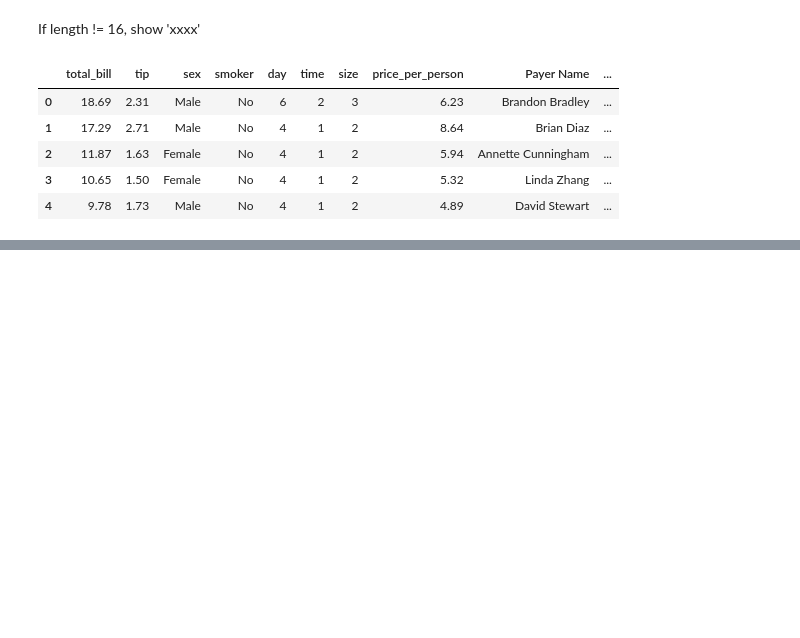
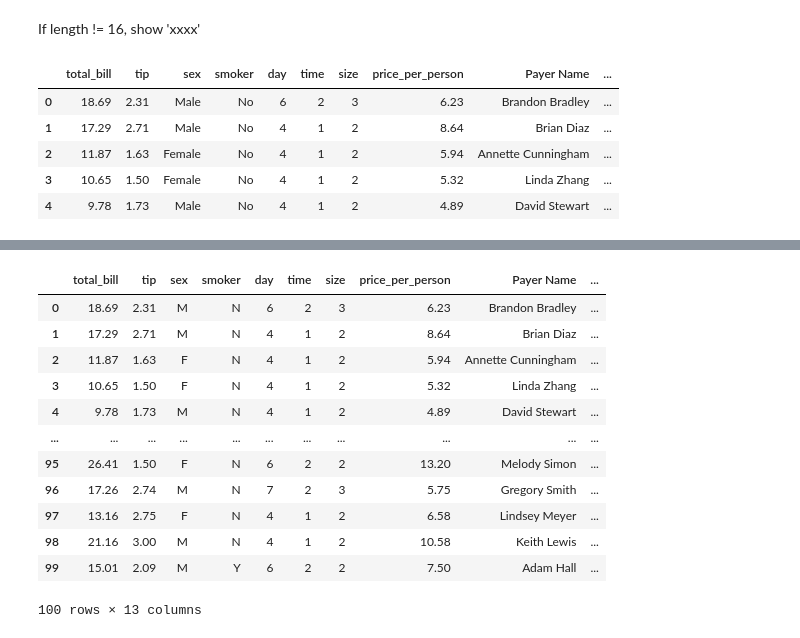
Before and after one commit to yuvii0125/Pandas, a Jupyter notebook: Transformation of Data/functions.ipynb, the cells around one changed output, grey strips where cells are left out. Cells and saved outputs as stored; diff of their text form; code cells hidden in the pictures; blank space fills up the shorter version.

```diff
--- a/Transformation of Data/functions.ipynb
+++ b/Transformation of Data/functions.ipynb
@@ -116,0 +137,16 @@ df.head()
+# %%
+df.applymap(lambda x: str(x).upper()[0] if str(x).isalpha() else x)
+# %% [output]
+|  | total_bill | tip | sex | smoker | day | time | size | price_per_person | Payer Name | ... |
+| 0 | 18.69 | 2.31 | M | N | 6 | 2 | 3 | 6.23 | Brandon Bradley | ... |
+| 1 | 17.29 | 2.71 | M | N | 4 | 1 | 2 | 8.64 | Brian Diaz | ... |
+| 2 | 11.87 | 1.63 | F | N | 4 | 1 | 2 | 5.94 | Annette Cunningham | ... |
+| 3 | 10.65 | 1.50 | F | N | 4 | 1 | 2 | 5.32 | Linda Zhang | ... |
+| 4 | 9.78 | 1.73 | M | N | 4 | 1 | 2 | 4.89 | David Stewart | ... |
+| ... | ... | ... | ... | ... | ... | ... | ... | ... | ... | ... |
+| 95 | 26.41 | 1.50 | F | N | 6 | 2 | 2 | 13.20 | Melody Simon | ... |
+| 96 | 17.26 | 2.74 | M | N | 7 | 2 | 3 | 5.75 | Gregory Smith | ... |
+| 97 | 13.16 | 2.75 | F | N | 4 | 1 | 2 | 6.58 | Lindsey Meyer | ... |
+| 98 | 21.16 | 3.00 | M | N | 4 | 1 | 2 | 10.58 | Keith Lewis | ... |
+| 99 | 15.01 | 2.09 | M | Y | 6 | 2 | 2 | 7.50 | Adam Hall | ... |
+100 rows × 13 columns
```
Also changed, not shown: parts of 5 cells of this notebook.
